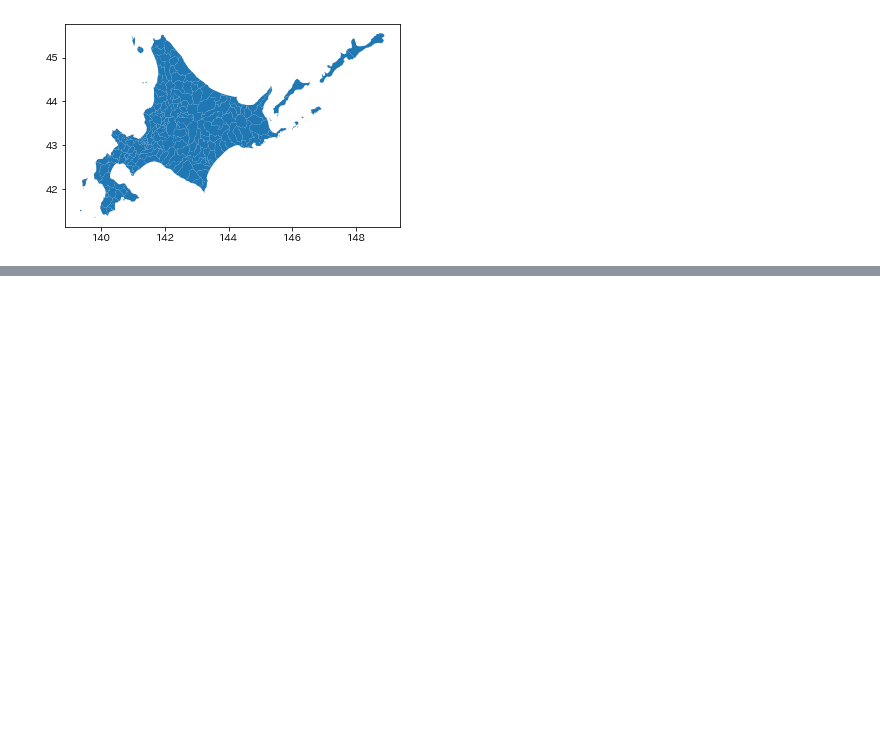
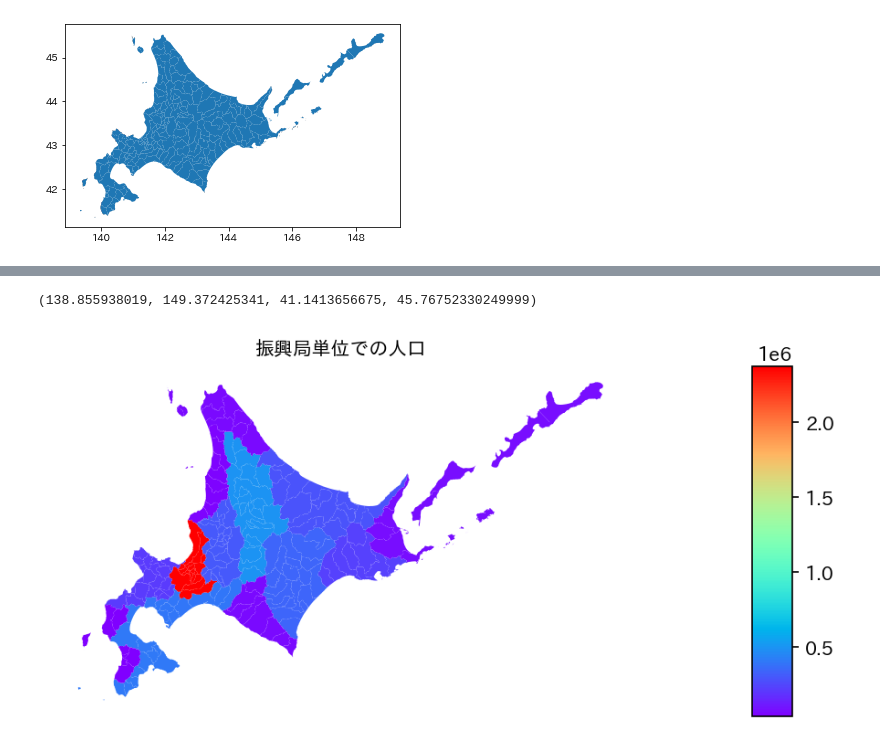
Before and after one commit to akitoshiblog/geopandas-choropleth, a Jupyter notebook: geopandas_choropleth.ipynb, the cells around one changed output, grey strips where cells are left out. Saved outputs shown, nothing was run; the diff lists cells and outputs as text; code cells hidden in the pictures; blank space fills up the shorter version.

```diff
--- a/geopandas_choropleth.ipynb
+++ b/geopandas_choropleth.ipynb
@@ -22,0 +30,28 @@ plt.axis('off')
+# %%
+location = "N03_002"
+
+df = pd.read_excel("./hokkaido_population.xls", sheet_name="municipality")
+df["municipality"] = df["municipality"].apply(mojimoji.han_to_zen).str.rstrip("計")
+
+rep_dic = { }
+for c1 in geo_df[location].unique():
+    for c2 in df["municipality"].unique():
+        if c1[:2] == c2[:2]:
+            rep_dic[c2] = c1
+
+df[location ] = df["municipality"].replace(rep_dic)
+geo_merged = pd.merge(geo_df, df, on=location)
+# %%
+from mpl_toolkits.axes_grid1 import make_axes_locatable
+
+fig = plt.figure(figsize=(8,6),dpi=150)
+ax = fig.add_subplot(111)
+divider = make_axes_locatable(ax)
+cax = divider.append_axes("right", size="5%", pad=0.1 )
+ax = geo_merged.plot(column="H27_population_total",ax=ax, cmap="rainbow", cax=cax,
+                    legend=True, )  # scheme="quantiles"
+ax.set_title("振興局単位での人口", fontsize=10)
+ax.axis("off")
+# %% [output]
+(138.855938019, 149.372425341, 41.1413656675, 45.76752330249999)
+[figure, added]
```
Also changed, not shown: parts of 6 cells of this notebook, 1 other file.
